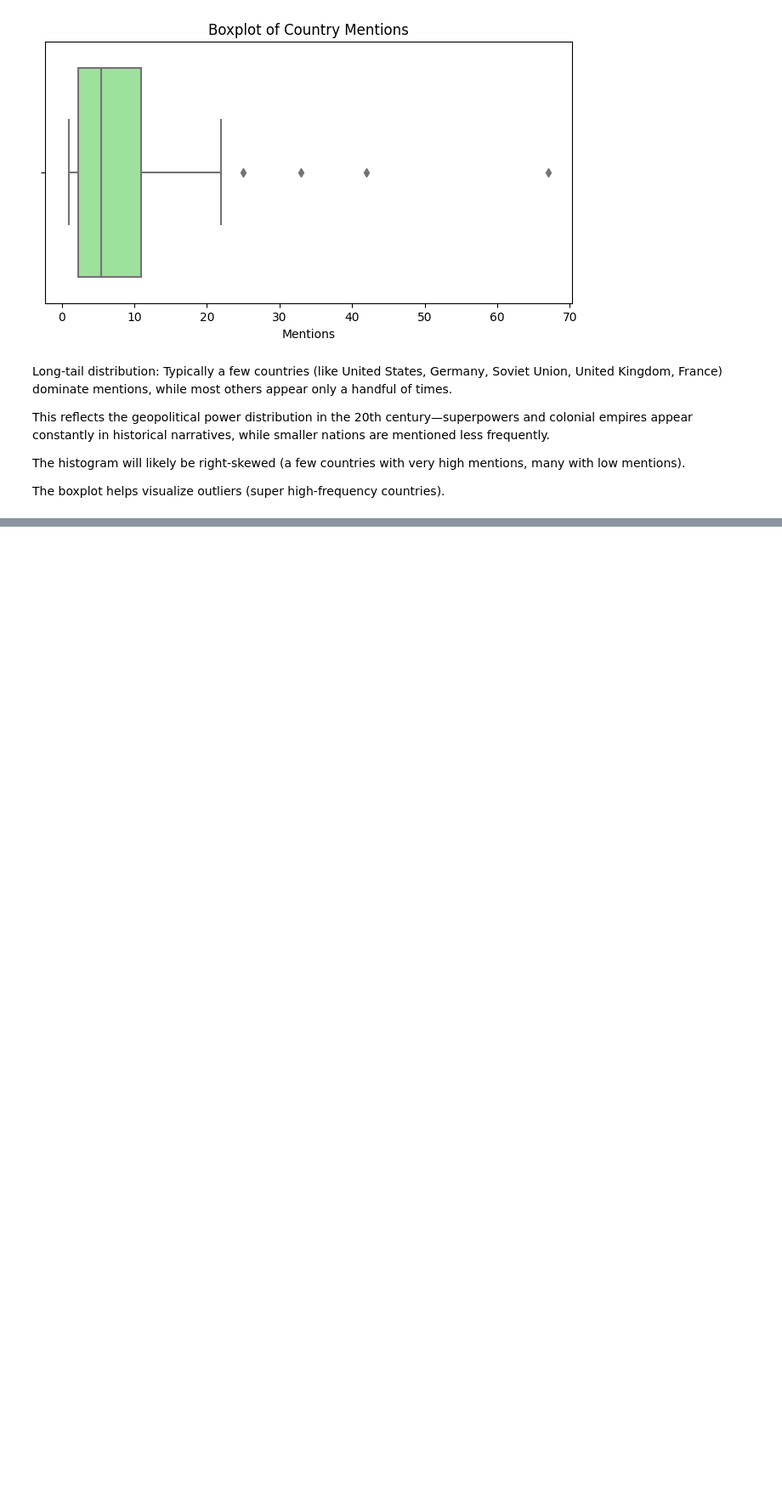
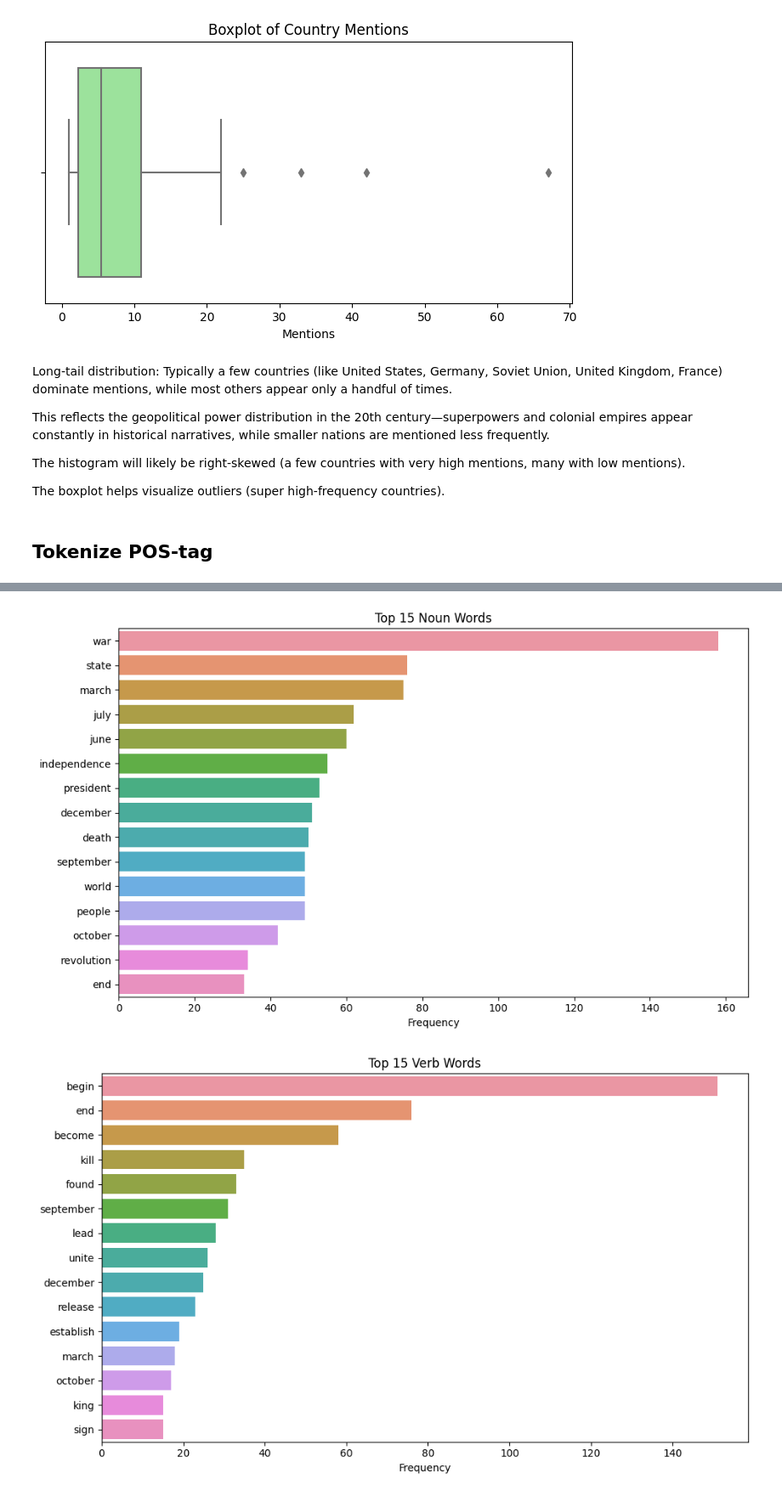
Before and after one commit to renatab-code/20th-century, a Jupyter notebook: 20th_century_text_mining.ipynb, the cells around one changed output, grey strips where cells are left out. Shown: that part at 85% size. Saved outputs shown, nothing was run; the diff lists cells and outputs as text; code cells hidden in the pictures; blank space fills up the shorter version.

Commit message:
Fix POS plots: top 15 words per POS (noun/verb/adj) with lemmatization

```diff
--- a/20th_century_text_mining.ipynb
+++ b/20th_century_text_mining.ipynb
@@ -401,3 +401,13 @@ This reflects the geopolitical power distribution in the 20th century—superpow
 The histogram will likely be right-skewed (a few countries with very high mentions, many with low mentions).
 
 The boxplot helps visualize outliers (super high-frequency countries).
+# %% [markdown]
+## Tokenize POS-tag
+# %%
+# load your 20th century events file
+with open("20th_century_events_clean.txt", "r", encoding="utf-8") as f:
+    text = f.read()
+
+# now this will work
+source_text = text
+tokens = word_tokenize(source_text)
@@ -403,0 +416,66 @@ The boxplot helps visualize outliers (super high-frequency countries).
+# %%
+# --- TOP 15 WORDS PER POS (NOUN / VERB / ADJ) ---
+
+import nltk, re, pandas as pd, seaborn as sns, matplotlib.pyplot as plt
+from nltk.corpus import stopwords, wordnet
+from nltk.stem import WordNetLemmatizer
+from nltk import word_tokenize, pos_tag
+from collections import Counter
+
+# one-time downloads (safe to re-run)
+nltk.download('punkt'); nltk.download('averaged_perceptron_tagger')
+nltk.download('wordnet'); nltk.download('omw-1.4'); nltk.download('stopwords')
+
+# 1) load text file (use your cleaned file if you have it)
+with open("20th_century_events_clean.txt", "r", encoding="utf-8") as f:
+    text = f.read()
+
+# 2) tokenize + basic cleaning
+stops = set(stopwords.words('english'))
+tokens = word_tokenize(text)
+tokens = [t.lower() for t in tokens if t.isalpha() and len(t) >= 3 and t.lower() not in stops]
+
+# 3) POS tag
+tagged = pos_tag(tokens)   # -> list of (word, tag)
+
+# 4) lemmatize using coarse POS to merge variants (wars->war, running->run)
+def wn_pos(tb_tag):
+    if tb_tag.startswith('J'): return wordnet.ADJ
+    if tb_tag.startswith('V'): return wordnet.VERB
+    if tb_tag.startswith('N'): return wordnet.NOUN
+    if tb_tag.startswith('R'): return wordnet.ADV
+    return wordnet.NOUN
+
+lemmatizer = WordNetLemmatizer()
+tagged_lemmas = [(lemmatizer.lemmatize(w, wn_pos(t)), t) for (w, t) in tagged]
+
+# 5) define POS buckets
+NOUN = {'NN','NNS','NNP','NNPS'}   # include proper nouns; drop NNP/NNPS to exclude them
+VERB = {'VB','VBD','VBG','VBN','VBP','VBZ'}
+ADJ  = {'JJ','JJR','JJS'}
+
+def top_words(tagged_tokens, tagset, k=15):
+    words = [w for (w,t) in tagged_tokens if t in tagset]
+    counts = Counter(words).most_common(k)
+    return pd.DataFrame(counts, columns=['word','count'])
+
+top_nouns = top_words(tagged_lemmas, NOUN, 15)
+top_verbs = top_words(tagged_lemmas, VERB, 15)
+top_adjs  = top_words(tagged_lemmas, ADJ,  15)
+
+# 6) plot
+def plot_top(df, title):
+    plt.figure(figsize=(10,6))
+    sns.barplot(data=df, x='count', y='word')
+    plt.title(title); plt.xlabel('Frequency'); plt.ylabel('')
+    plt.tight_layout(); plt.show()
+
+plot_top(top_nouns, 'Top 15 Noun Words')
+plot_top(top_verbs, 'Top 15 Verb Words')
+plot_top(top_adjs,  'Top 15 Adjective Words')
+
+# 7) save (optional)
+top_nouns.to_csv('top15_nouns.csv', index=False)
+top_verbs.to_csv('top15_verbs.csv', index=False)
+top_adjs.to_csv('top15_adjectives.csv', index=False)
+# %% [output]
@@ -403,0 +498,2 @@ The boxplot helps visualize outliers (super high-frequency countries).
+[figure, added]
+[figure, added]
```
Also changed, not shown: parts of 4 cells of this notebook, 3 other files.
